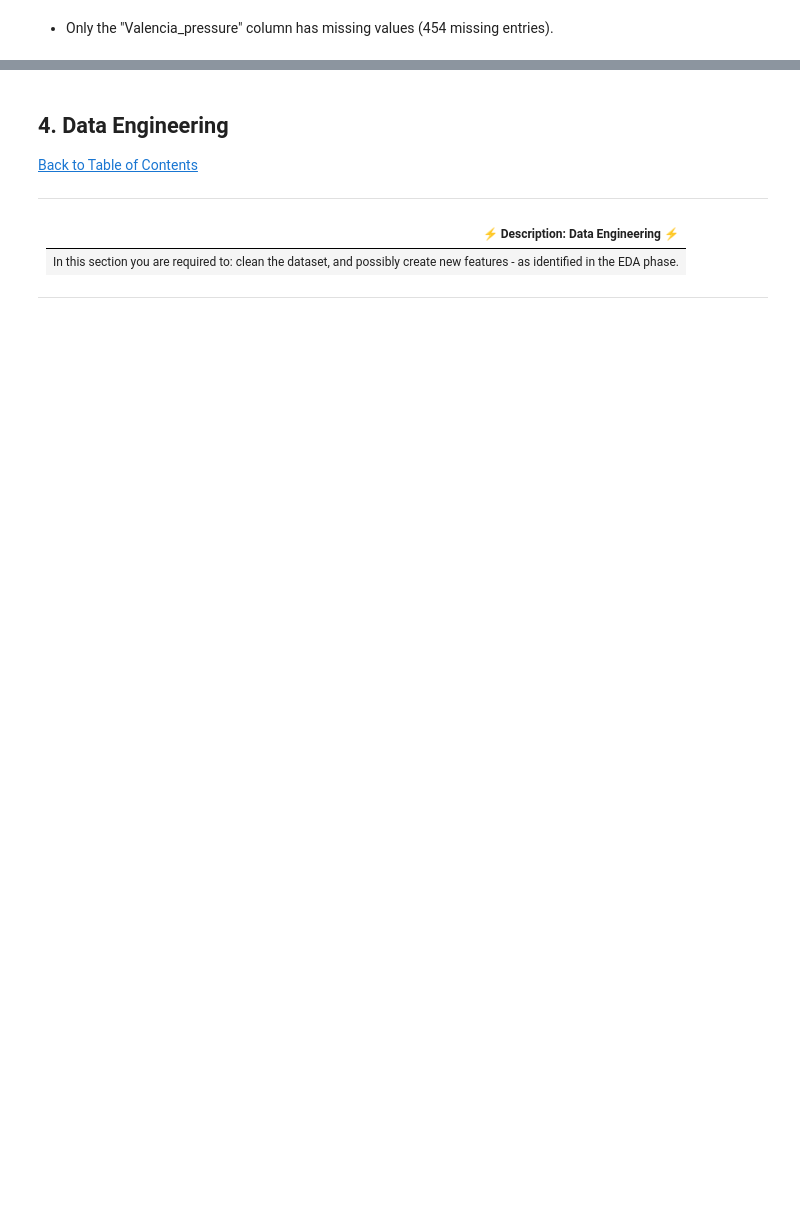
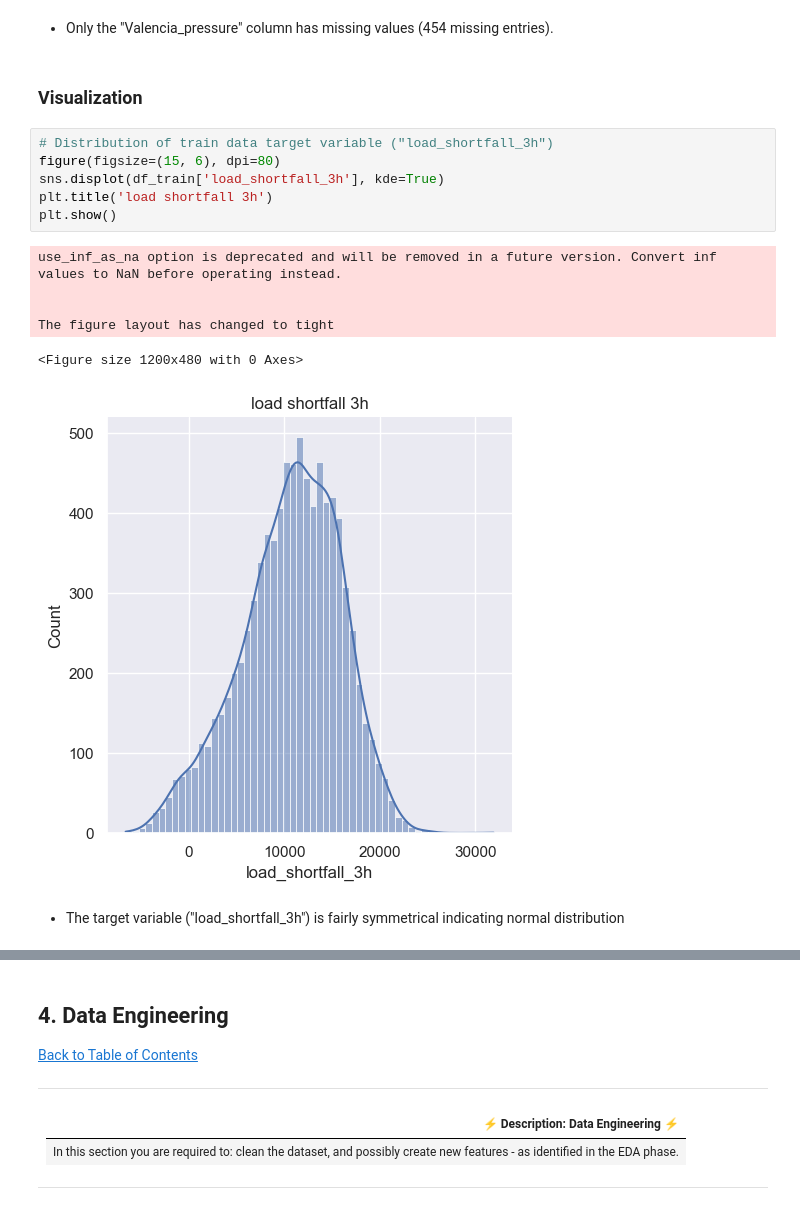
Before and after one commit to AneleMaphalala/Regression-Sprint-2307FTDS-Anele-Maphalala, a Jupyter notebook: Notebook.ipynb, the cells around one changed output, grey strips where cells are left out. Drawn from its saved outputs; the diff is of its cells as text; blank space fills up the shorter version.

Commit message:
feat: data visualization and data engineering

```diff
--- a/Notebook.ipynb
+++ b/Notebook.ipynb
@@ -290,3 +292,20 @@ load_shortfall_3h          0
 dtype: int64
 # %% [markdown]
 - Only the "Valencia_pressure" column has missing values (454 missing entries).
+# %% [markdown]
+### Visualization
+# %%
+# Distribution of train data target variable ("load_shortfall_3h")
+figure(figsize=(15, 6), dpi=80)
+sns.displot(df_train['load_shortfall_3h'], kde=True)
+plt.title('load shortfall 3h')
+plt.show()
+# %% [output]
+use_inf_as_na option is deprecated and will be removed in a future version. Convert inf values to NaN before operating instead.
+
+
+The figure layout has changed to tight
+<Figure size 1200x480 with 0 Axes>
+[figure, added]
+# %% [markdown]
+- The target variable ("load_shortfall_3h") is fairly symmetrical indicating normal distribution
```
Also changed, not shown: parts of 15 cells of this notebook.
